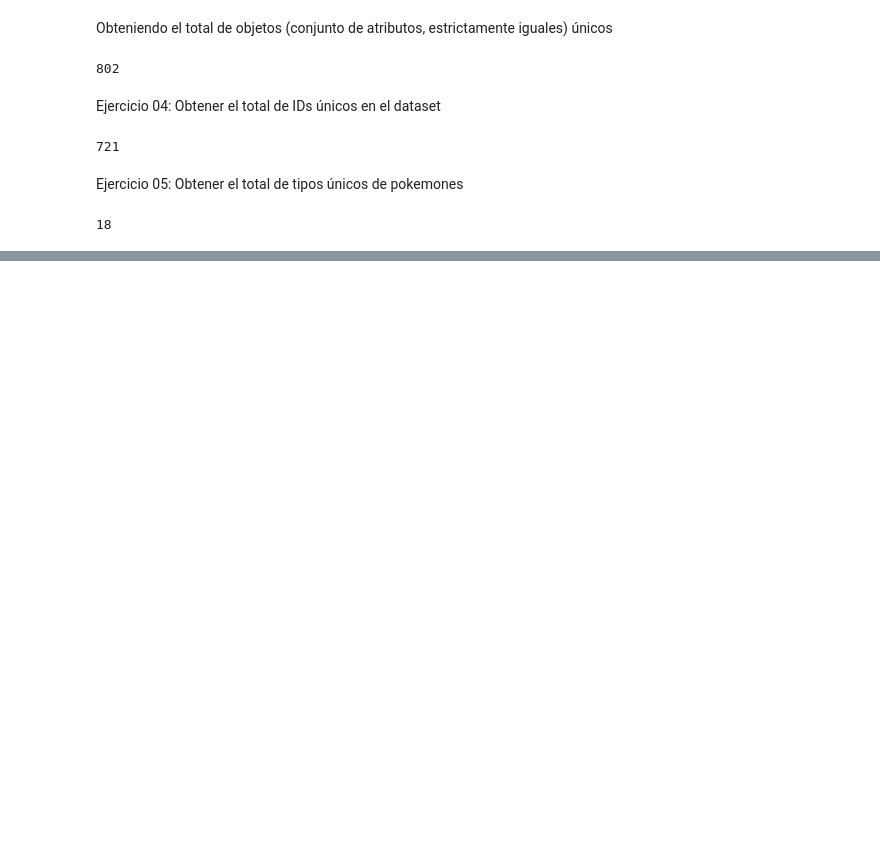
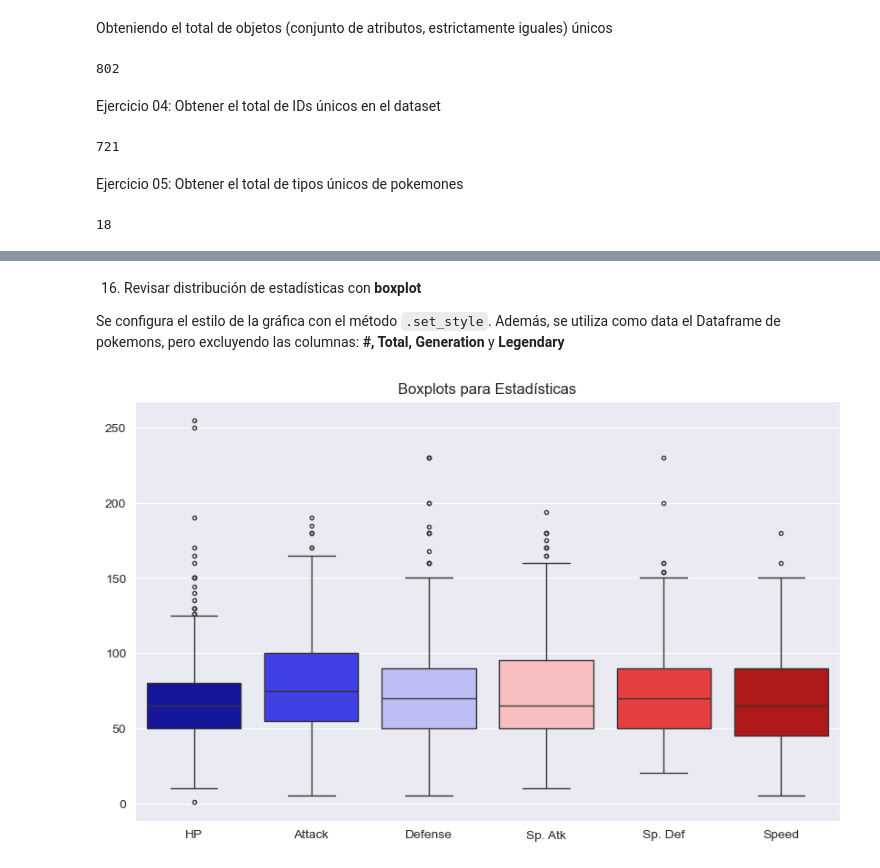
Before and after one commit to RufinoAngel/ECBD_9B_IDGS_Practicas_230499, a Jupyter notebook: Practica05/Practica05.ipynb, the cells around one changed output, grey strips where cells are left out. Cells and saved outputs as stored; diff of their text form; code cells hidden in the pictures; blank space fills up the shorter version.

```diff
--- a/Practica05/Practica05.ipynb
+++ b/Practica05/Practica05.ipynb
@@ -392,0 +561,14 @@ pokemons['Type 1'].nunique()
+# %% [markdown]
+ 16. Revisar distribución de estadísticas con **boxplot**
+
+Se configura el estilo de la gráfica con el método `.set_style`.
+Además, se utiliza como data el Dataframe de pokemons, pero excluyendo las columnas: **#, Total, Generation** y **Legendary**
+# %%
+sns.set_style('darkgrid')
+plt.figure(figsize=(10, 6))
+df_stats = pokemons.drop(['#', 'Total', 'Generation', 'Legendary'], axis=1)
+sns.boxplot(data=df_stats, fliersize=3, palette='seismic')
+plt.title('Boxplots para Estadísticas')
+plt.show()
+# %% [output]
+[figure, added]
```
Also changed, not shown: parts of 41 cells of this notebook.
